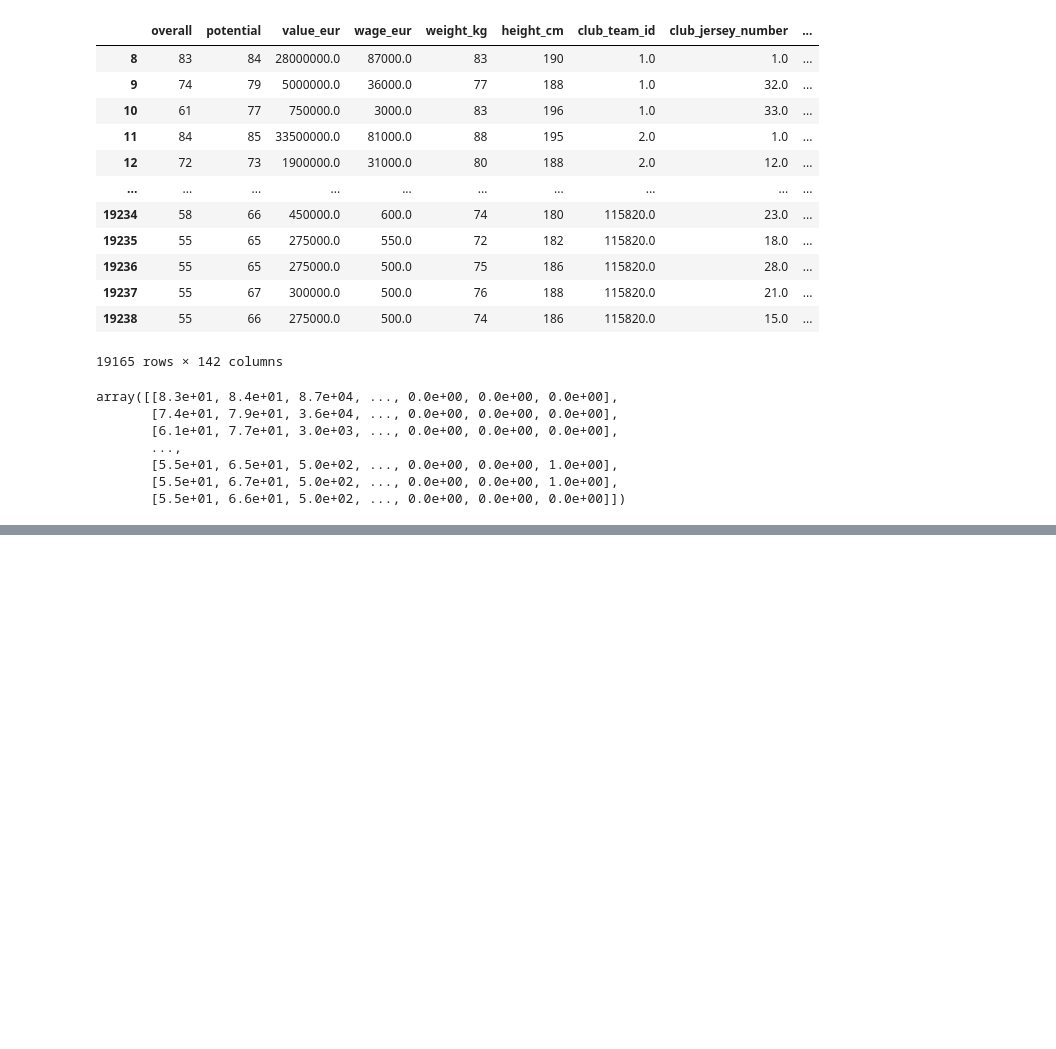
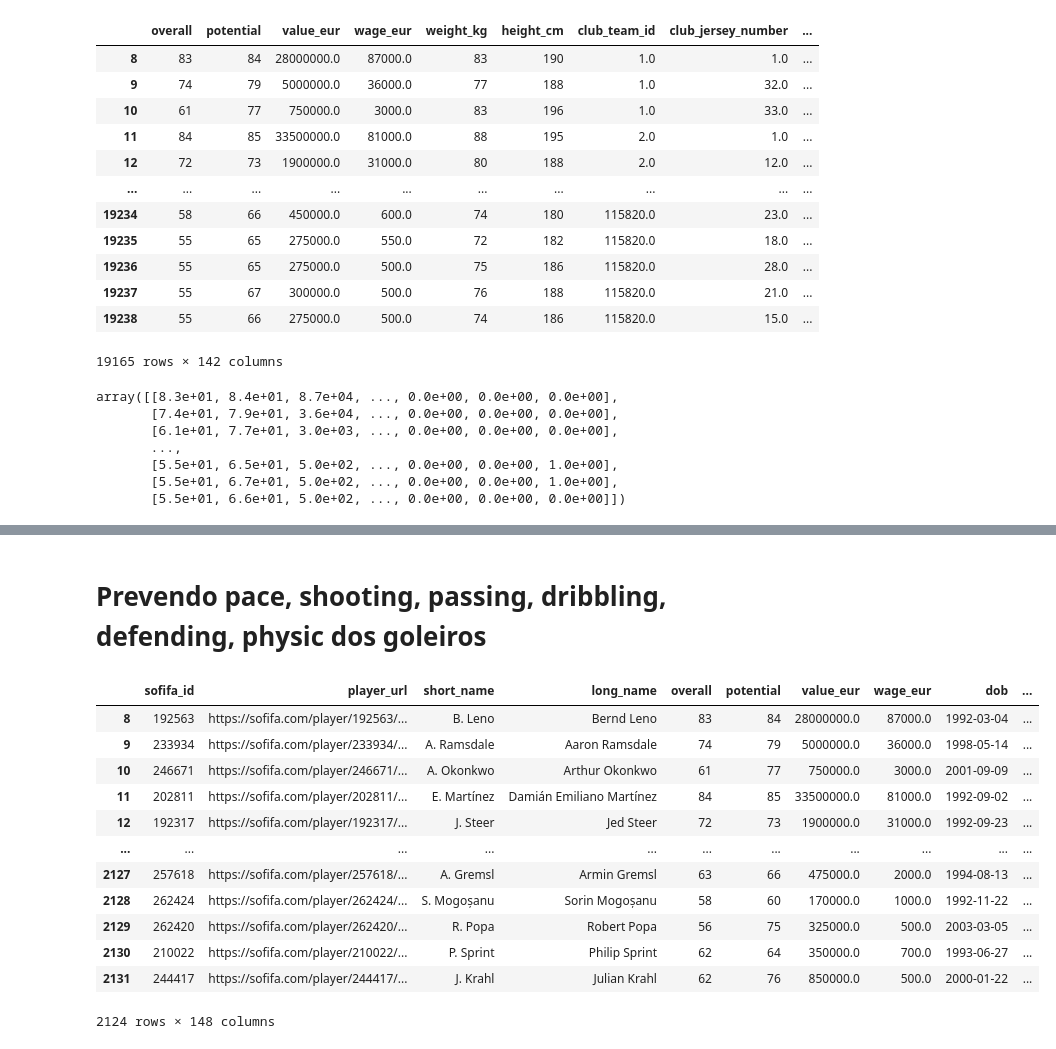
Before and after one commit to olucaslopes/fifa22-players-analysis, a Jupyter notebook: preprocessing/handling_missing_data.ipynb, the cells around one changed output, grey strips where cells are left out. Cells and saved outputs as stored; diff of their text form; code cells hidden in the pictures; blank space fills up the shorter version.

```diff
--- a/preprocessing/handling_missing_data.ipynb
+++ b/preprocessing/handling_missing_data.ipynb
@@ -216,0 +246,5 @@ data.loc[players_with_club_and_no_value.index]
+# %%
+# Removendo jogadores não ativos
+data = data.query("not club_team_id.isna()").copy()
+
+count_na(data)
@@ -216,0 +263,19 @@ data.loc[players_with_club_and_no_value.index]
+# %% [markdown]
+# Prevendo pace, shooting, passing, dribbling, defending, physic dos goleiros
+# %%
+gk_data = data.query("GK == 1").copy()
+gk_data
+# %% [output]
+|  | sofifa_id | player_url | short_name | long_name | overall | potential | value_eur | wage_eur | dob | ... |
+| 8 | 192563 | https://sofifa.com/player/192563/... | B. Leno | Bernd Leno | 83 | 84 | 28000000.0 | 87000.0 | 1992-03-04 | ... |
+| 9 | 233934 | https://sofifa.com/player/233934/... | A. Ramsdale | Aaron Ramsdale | 74 | 79 | 5000000.0 | 36000.0 | 1998-05-14 | ... |
+| 10 | 246671 | https://sofifa.com/player/246671/... | A. Okonkwo | Arthur Okonkwo | 61 | 77 | 750000.0 | 3000.0 | 2001-09-09 | ... |
+| 11 | 202811 | https://sofifa.com/player/202811/... | E. Martínez | Damián Emiliano Martínez | 84 | 85 | 33500000.0 | 81000.0 | 1992-09-02 | ... |
+| 12 | 192317 | https://sofifa.com/player/192317/... | J. Steer | Jed Steer | 72 | 73 | 1900000.0 | 31000.0 | 1992-09-23 | ... |
+| ... | ... | ... | ... | ... | ... | ... | ... | ... | ... | ... |
+| 2127 | 257618 | https://sofifa.com/player/257618/... | A. Gremsl | Armin Gremsl | 63 | 66 | 475000.0 | 2000.0 | 1994-08-13 | ... |
+| 2128 | 262424 | https://sofifa.com/player/262424/... | S. Mogoșanu | Sorin Mogoșanu | 58 | 60 | 170000.0 | 1000.0 | 1992-11-22 | ... |
+| 2129 | 262420 | https://sofifa.com/player/262420/... | R. Popa | Robert Popa | 56 | 75 | 325000.0 | 500.0 | 2003-03-05 | ... |
+| 2130 | 210022 | https://sofifa.com/player/210022/... | P. Sprint | Philip Sprint | 62 | 64 | 350000.0 | 700.0 | 1993-06-27 | ... |
+| 2131 | 244417 | https://sofifa.com/player/244417/... | J. Krahl | Julian Krahl | 62 | 76 | 850000.0 | 500.0 | 2000-01-22 | ... |
+2124 rows × 148 columns
```
Also changed, not shown: parts of 19 cells of this notebook.
